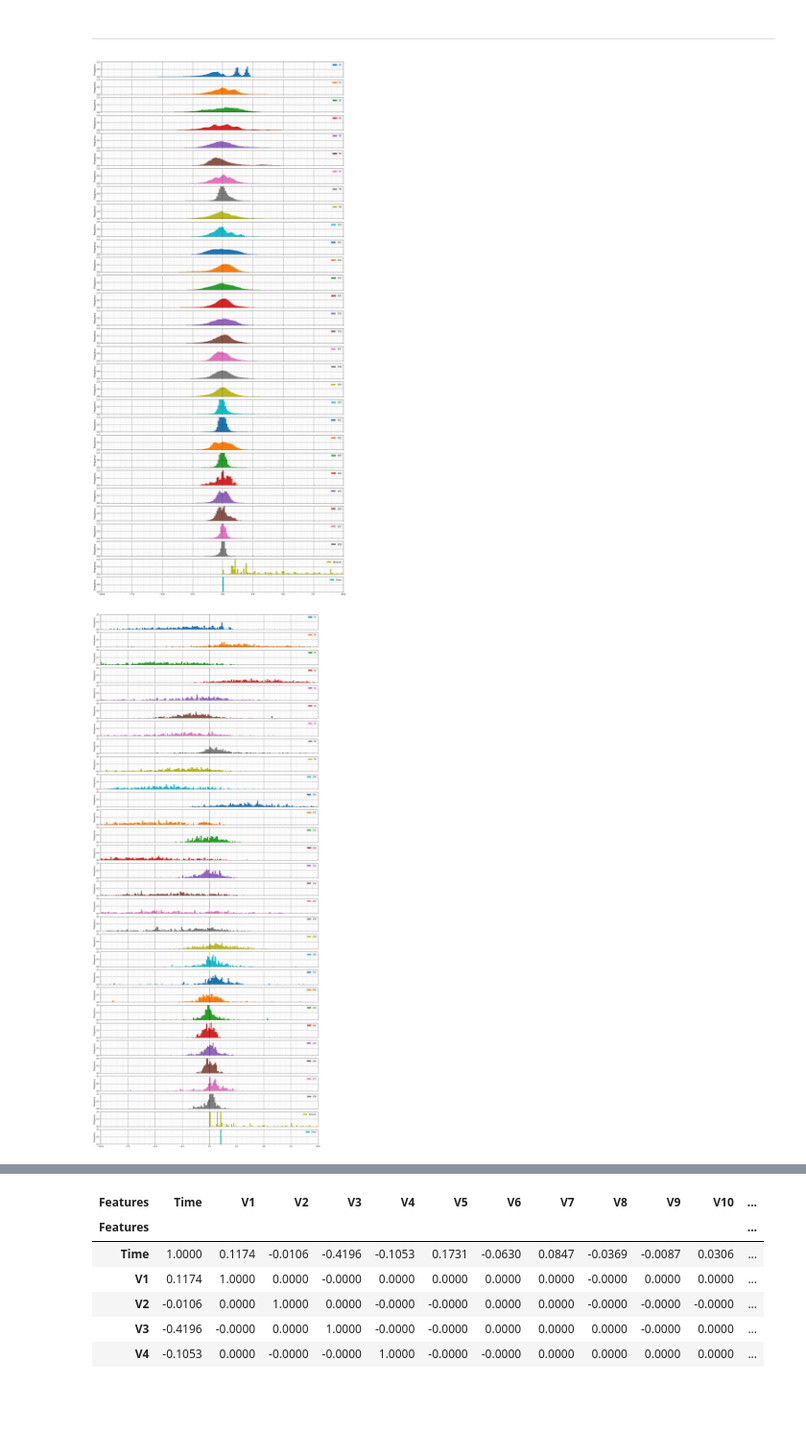
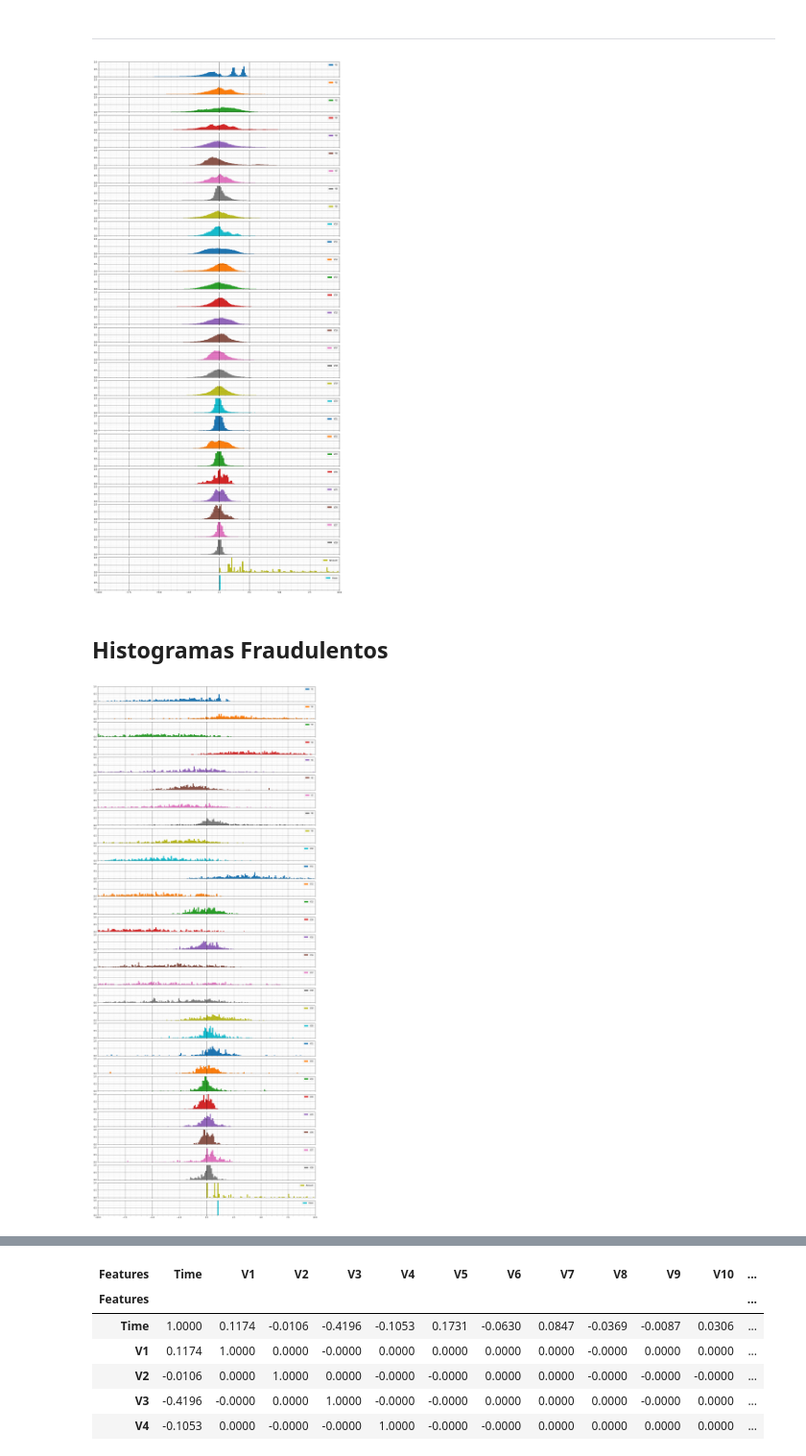
Before and after one commit to MarceloCapeletti/creditcard_fraud_detection, a Jupyter notebook: projeto_credit_card_fraud_detection.ipynb, the cells around one changed output, grey strips where cells are left out. Shown at 96% size. Cells and saved outputs as stored; diff of their text form; code cells hidden in the pictures; blank space fills up the shorter version.

```diff
--- a/projeto_credit_card_fraud_detection.ipynb
+++ b/projeto_credit_card_fraud_detection.ipynb
@@ -90,3 +113,17 @@ stylepattern = [
   {'selector': 'tr:hover',
     'props': [('background-color', '#0000FF')]}
           ]
+
+def Custom_Ax(ax, ylabel_name='', ylabel_size=16, xlabel_name='', xlabel_size=16):
+
+    ax.set_ylabel(ylabel_name, fontdict={'fontsize': ylabel_size})
+    ax.set_xlabel(xlabel_name, fontdict={'fontsize': xlabel_size})
+    ax.grid(color='black', linestyle='-', linewidth=1, alpha=.5)
+    ax.grid(which='minor', axis="x", color="black", alpha=.2, linewidth=.5, linestyle="--")
+    ax.grid(which='minor', axis="y", color="black", alpha=.2, linewidth=.5, linestyle="--")
+    ax.xaxis.set_minor_locator(AutoMinorLocator())
+    ax.yaxis.set_minor_locator(AutoMinorLocator())
+    ax.grid(visible=True, which='major', axis="x", color="black", alpha=1, linewidth=.5, linestyle="-")
+    ax.grid(visible=True, which='major', axis="y", color="black", alpha=1, linewidth=.5, linestyle="-")
+
+    return ax
@@ -161,30 +194,20 @@ Para todas as variáveis alteradas, é realizado impressão de histogramas com o
 
 ---
 # %%
-ax = df_credit.iloc[:,1:31].query('Class == 0').plot(kind='hist', figsize=(20,45),xlim=(-10,10),ylim=(0,1),bins=np.arange(-10, 10, .1),subplots=True,density=True)
+ax = df_credit.iloc[:,1:31].query('Class == 0').plot(kind='hist', figsize=(20,45), xlim=(-10,10), ylim=(0,1),bins=np.arange(-10, 10, .1),subplots=True,density=True)
 
 for subplot in ax:
 
-  subplot.grid(color='black', linestyle='-', linewidth=1,alpha=.5)
-  subplot.grid(which='minor', axis="x", color="black", alpha=.2, linewidth=.5, linestyle="--")
-  subplot.grid(which='minor', axis="y", color="black", alpha=.2, linewidth=.5, linestyle="--")
-  subplot.xaxis.set_minor_locator(AutoMinorLocator())
-  subplot.yaxis.set_minor_locator(AutoMinorLocator())
-  subplot.grid(which='major',axis="x", color="black", alpha=.5, linewidth=1, linestyle="-")
-  subplot.grid(which='major',axis="y", color="black", alpha=.5, linewidth=1)
+  subplot = Custom_Ax(subplot)
 # %% [output]
-[figure, old version]
+[figure, new version]
+# %% [markdown]
+## **Histogramas Fraudulentos**
 # %%
 ax = df_credit.iloc[:,1:31].query('Class == 1').plot(kind='hist', figsize=(20,50),xlim=(-10,10),ylim=(0,1),bins=np.arange(-10, 10, .1),subplots=True,density=True)
 
 for subplot in ax:
 
-  subplot.grid(color='black', linestyle='-', linewidth=1,alpha=.5)
-  subplot.grid(which='minor', axis="x", color="black", alpha=.2, linewidth=.5, linestyle="--")
-  subplot.grid(which='minor', axis="y", color="black", alpha=.2, linewidth=.5, linestyle="--")
-  subplot.xaxis.set_minor_locator(AutoMinorLocator())
-  subplot.yaxis.set_minor_locator(AutoMinorLocator())
-  subplot.grid(which='major',axis="x", color="black", alpha=.5, linewidth=1, linestyle="-")
-  subplot.grid(which='major',axis="y", color="black", alpha=.5, linewidth=1)
+  subplot = Custom_Ax(subplot)
 # %% [output]
-[figure, old version]
+[figure, new version]
```
Also changed, not shown: parts of 31 cells of this notebook.
